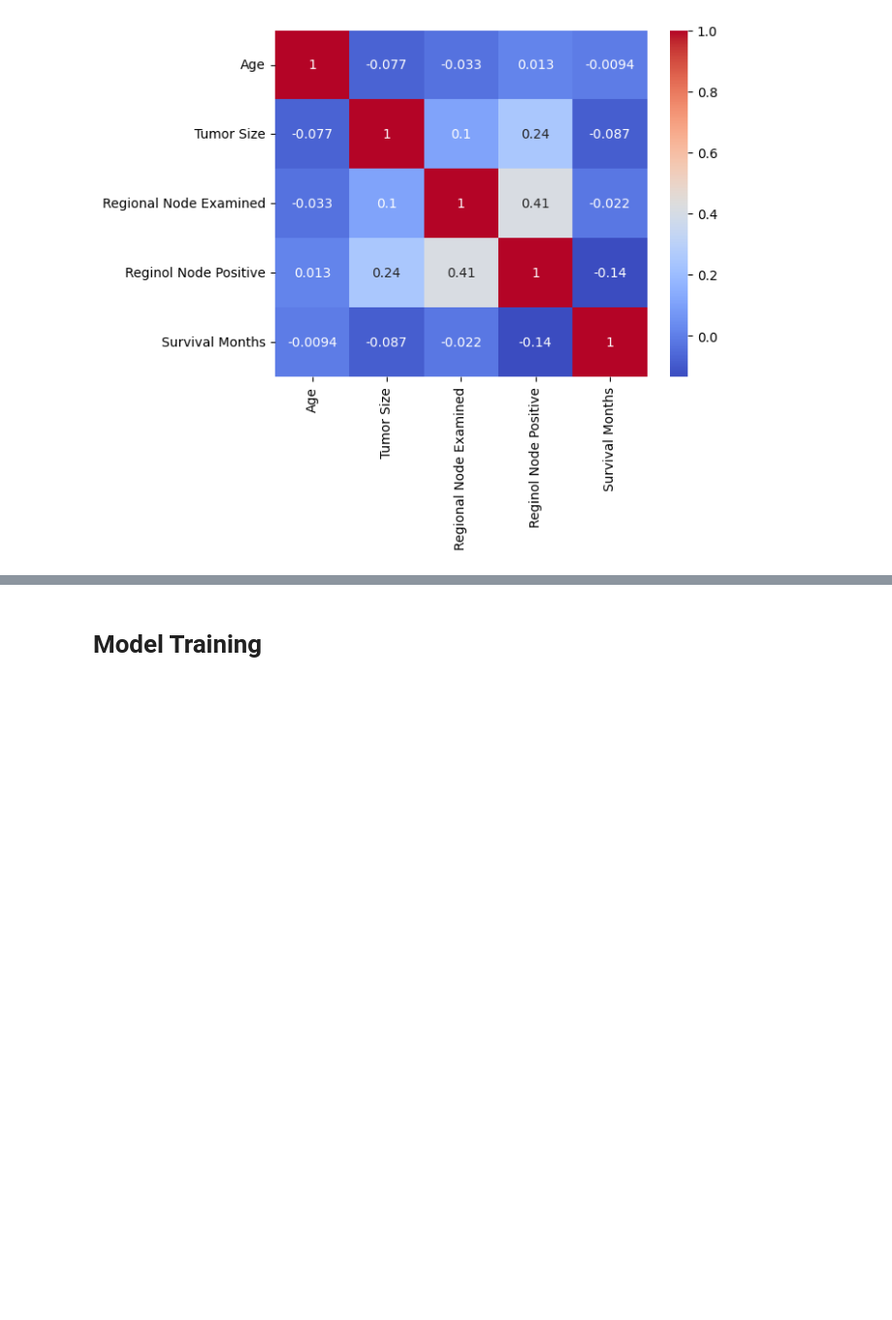
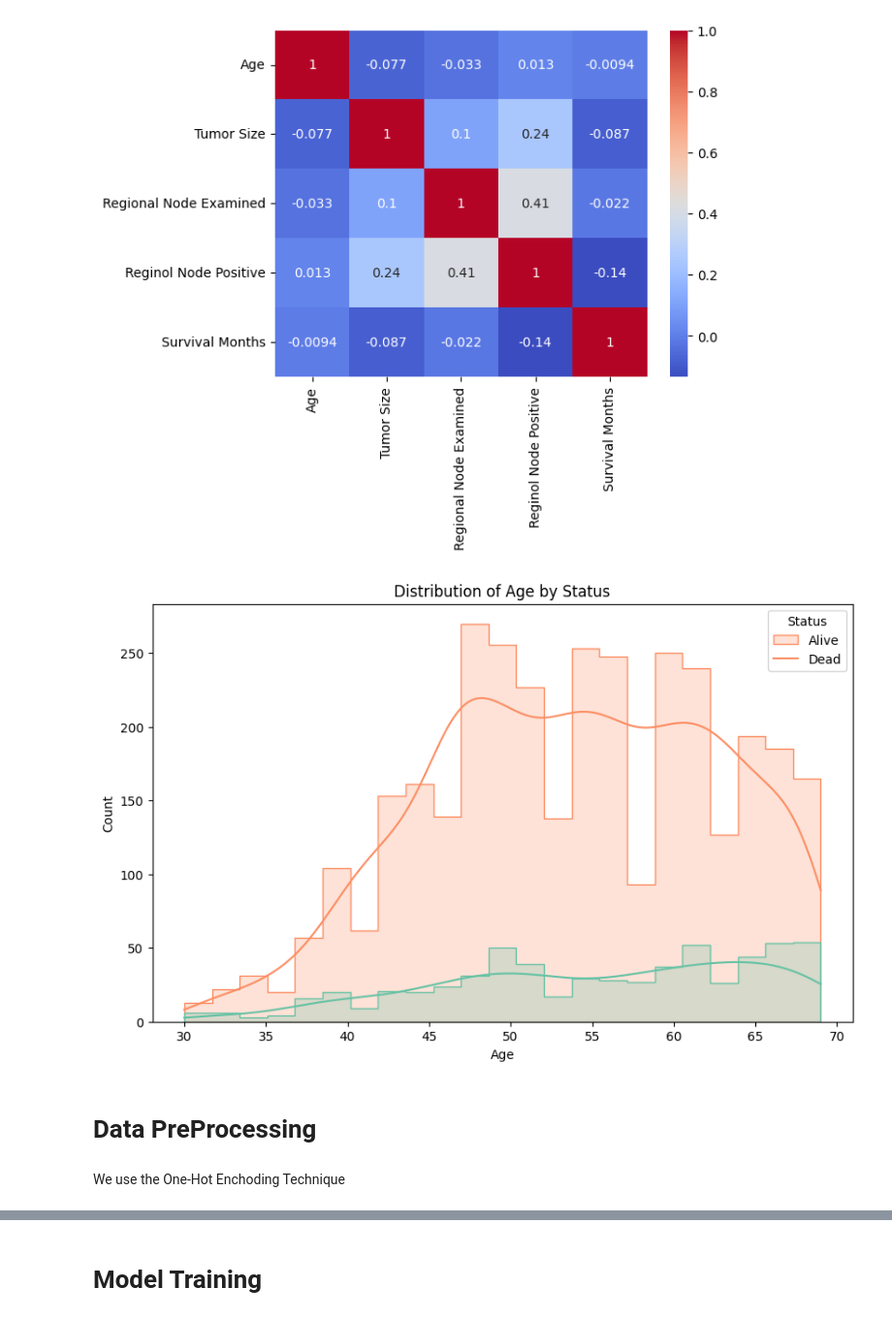
Before and after one commit to Manav-Khandurie/Breast-Cancer-ML-Models, a Jupyter notebook: BreastCancerMLModels.ipynb, the cells around one changed output, grey strips where cells are left out. Shown: that part at 97% size. Saved outputs shown, nothing was run; the diff lists cells and outputs as text; code cells hidden in the pictures; blank space fills up the shorter version.

```diff
--- a/BreastCancerMLModels.ipynb
+++ b/BreastCancerMLModels.ipynb
@@ -63,3 +65,20 @@ sns.heatmap(correlation_matrix, annot=True, cmap='coolwarm')
 plt.show()
 # %% [output]
 [figure]
+# %%
+# Plot the distribution (histogram or kernel density estimate) for Age by Status
+plt.figure(figsize=(10, 6))
+
+sns.histplot(data=df, x='Age', hue='Status', kde=True, palette='Set2', element='step', common_norm=False)
+plt.title('Distribution of Age by Status')
+plt.xlabel('Age')
+plt.ylabel('Count')
+plt.legend(title='Status', labels=['Alive', 'Dead'])
+
+plt.show()
+# %% [output]
+[figure, added]
+# %% [markdown]
+# Data PreProcessing
+# %% [markdown]
+We use the One-Hot Enchoding Technique
```
Also changed, not shown: parts of 5 cells of this notebook.
